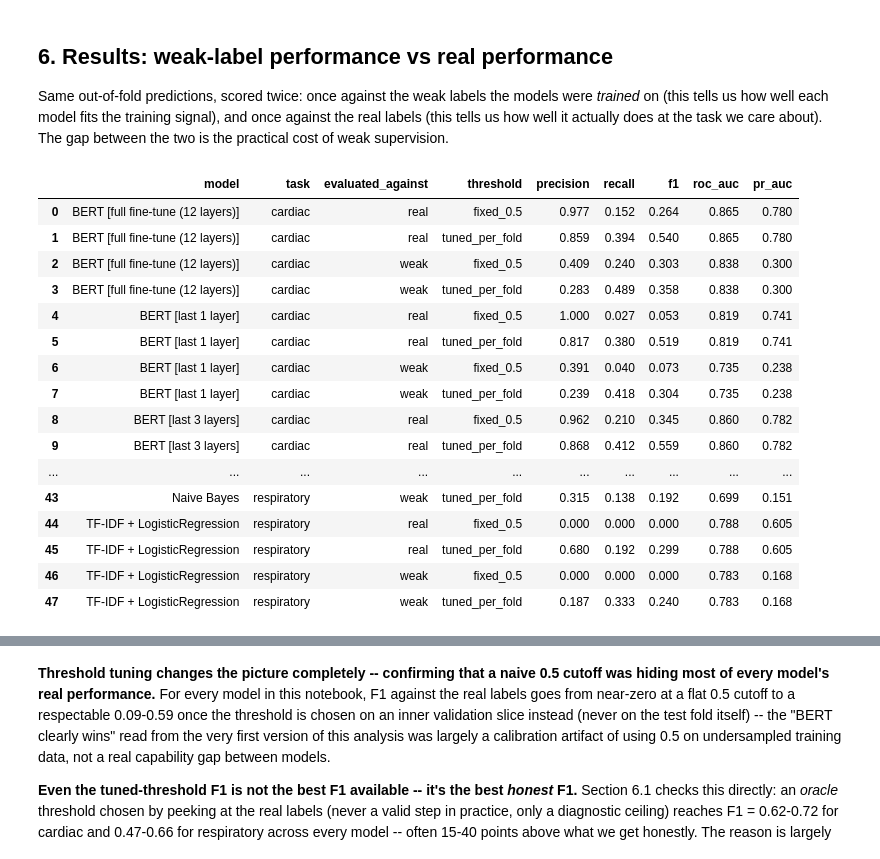
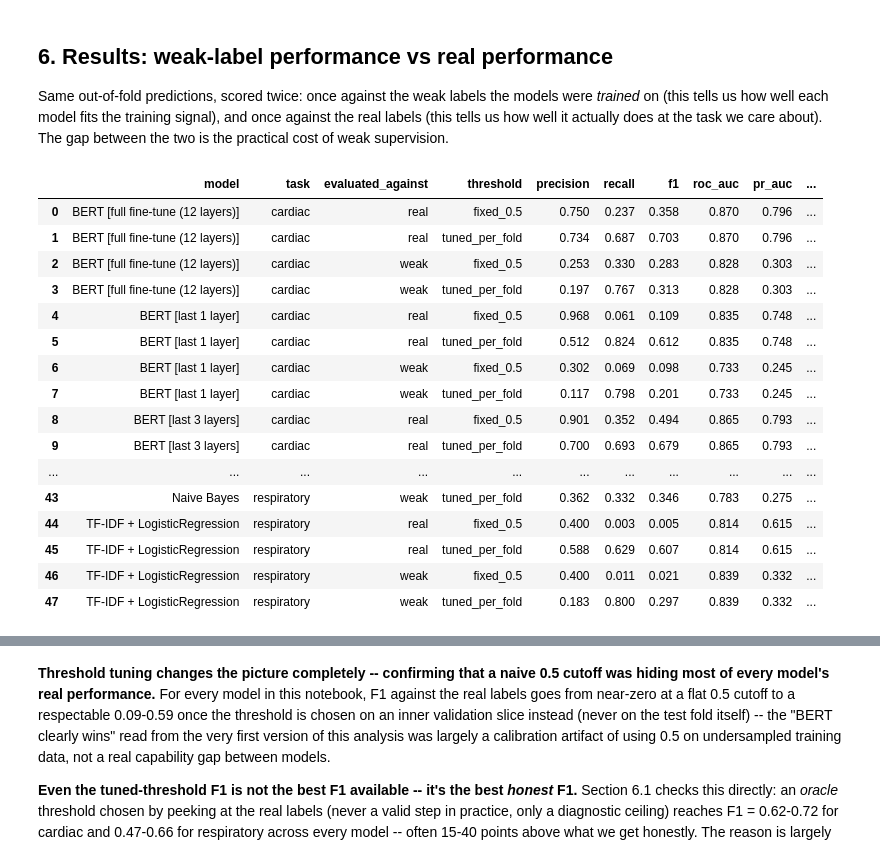
Before and after one commit to vittot/ISCB-NLP-Course-2026, a Jupyter notebook: notebooks/ex2_weak_supervision_classification.ipynb, the cells around one changed output, grey strips where cells are left out. Cells and saved outputs as stored; diff of their text form; code cells hidden in the pictures.

```diff
--- a/notebooks/ex2_weak_supervision_classification.ipynb
+++ b/notebooks/ex2_weak_supervision_classification.ipynb
@@ -59,12 +252,16 @@ performance to inherit.
 # %%
+clustered = df["cluster"] != -1
+
 for task in ["cardiac", "respiratory"]:
     weak_col = f"weak_{task}"
-    ct = pd.crosstab(df[weak_col], df[task], rownames=[f"weak_{task}"], colnames=[f"real_{task}"])
+    ct = pd.crosstab(df.loc[clustered, weak_col], df.loc[clustered, task],
+                     rownames=[f"weak_{task}"], colnames=[f"real_{task}"])
     tp = ct.loc[1, 1] if (1 in ct.index and 1 in ct.columns) else 0
     fp = ct.loc[1, 0] if (1 in ct.index and 0 in ct.columns) else 0
     fn = ct.loc[0, 1] if (0 in ct.index and 1 in ct.columns) else 0
     precision = tp / (tp + fp) if (tp + fp) else float("nan")
     recall = tp / (tp + fn) if (tp + fn) else float("nan")
+    outside = int(((df[task] == 1) & ~clustered).sum())
     print(f"=== {task} ===")
     print(ct)
     print(f"weak label vs real label -- precision: {precision:.1%}, recall: {recall:.1%}")
@@ -119,7 +325,7 @@ gets applied to the test fold. We still report the naive 0.5 cutoff alongside it
 size of the miscalibration effect is visible rather than just fixed silently.
 # %%
 from sklearn.model_selection import StratifiedKFold
-from sklearn.metrics import f1_score
+from sklearn.metrics import f1_score, fbeta_score
 
 def undersample_indices(labels, neg_ratio=4, random_state=0):
     rng = np.random.RandomState(random_state)
@@ -129,11 +335,13 @@ def undersample_indices(labels, neg_ratio=4, random_state=0):
     sampled_neg = rng.choice(neg_idx, size=n_neg, replace=False)
     return np.concatenate([pos_idx, sampled_neg])
 
+THRESHOLD_BETA = 3  # F-beta: a missed positive counts beta**2 = 9 times as much as a false alarm
+
 def pick_threshold(y_val, proba_val):
-    """Threshold in [0.05, 0.95] maximising F1 on a validation slice -- chosen using
-    only that slice, never the outer test fold."""
+    """Threshold in [0.05, 0.95] maximising F-beta (favouring recall) on a validation slice --
+    chosen using only that slice, never the outer test fold."""
     candidates = np.linspace(0.05, 0.95, 19)
-    scores = [f1_score(y_val, (proba_val >= t).astype(int), zero_division=0) for t in candidates]
+    scores = [fbeta_score(y_val, (proba_val >= t).astype(int), beta=THRESHOLD_BETA, zero_division=0) for t in candidates]
     return float(candidates[int(np.argmax(scores))])
 
 N_SPLITS = 5
@@ -425,7 +654,9 @@ else:
     for variant_name, n_layers in BERT_VARIANTS.items():
         for task in ["cardiac", "respiratory"]:
             print(f"=== BERT [{variant_name}]: {task} ===")
-            oof, thr = run_bert_cv(texts, df[f"weak_{task}"].values, n_trainable_layers=n_layers)
+            # the full fine-tune for cardiac is the model explained in EX 3: keep the one of the first fold
+            keep = Path("data/bert_cardiac_fold0.pt") if (n_layers is None and task == "cardiac") else None
+            oof, thr = run_bert_cv(texts, df[f"weak_{task}"].values, n_trainable_layers=n_layers, save_first_fold_to=keep)
             bert_variant_oof[variant_name][task] = oof
             bert_variant_threshold[variant_name][task] = thr
     with open(BERT_CACHE_PATH, "wb") as f:
@@ -443,56 +708,70 @@ about). The gap between the two is the practical cost of weak supervision.
 # %%
 from sklearn.metrics import precision_score, recall_score, roc_auc_score, average_precision_score
 
-def compute_metrics(y_true, y_proba, threshold):
-    """threshold can be a scalar (naive 0.5) or a per-row array (fold-tuned)."""
-    y_pred = (y_proba >= threshold).astype(int)
-    return {
-        "precision": precision_score(y_true, y_pred, zero_division=0),
-        "recall": recall_score(y_true, y_pred, zero_division=0),
-        "f1": f1_score(y_true, y_pred, zero_division=0),
-        "roc_auc": roc_auc_score(y_true, y_proba) if y_true.nunique() > 1 else float("nan"),
-        "pr_auc": average_precision_score(y_true, y_proba),
-    }
+def cv_folds(weak_labels):
+    """The (train, test) index pairs used by the CV functions above: same seed, same stratification."""
+    skf = StratifiedKFold(n_splits=N_SPLITS, shuffle=True, random_state=RANDOM_STATE)
+    return list(skf.split(np.zeros(len(weak_labels)), weak_labels))
+
+def compute_metrics(y_true, y_proba, threshold, folds):
+    """Metrics computed on each test fold separately, then summarised over the folds: the mean
+    (keys precision, recall, f1, roc_auc, pr_auc) and the standard deviation (same keys + "_std").
+    `threshold` can be a scalar (naive 0.5) or a per-row array (fold-tuned)."""
+    y_true, y_proba = np.asarray(y_true), np.asarray(y_proba)
+    threshold = np.broadcast_to(threshold, y_proba.shape)
+    per_fold = []
+    for _, test_idx in folds:
+        yt, yp = y_true[test_idx], y_proba[test_idx]
+        y_pred = (yp >= threshold[test_idx]).astype(int)
+        per_fold.append({
+            "precision": precision_score(yt, y_pred, zero_division=0),
+            "recall": recall_score(yt, y_pred, zero_division=0),
+            "f1": f1_score(yt, y_pred, zero_division=0),
+            "roc_auc": roc_auc_score(yt, yp) if len(np.unique(yt)) > 1 else float("nan"),
+            "pr_auc": average_precision_score(yt, yp),
+        })
+    per_fold = pd.DataFrame(per_fold)
+    return {**per_fold.mean().to_dict(), **{f"{name}_std": value for name, value in per_fold.std().items()}}
 
 model_runs = [
     ("TF-IDF + LogisticRegression", tfidf_oof, tfidf_threshold),
     ("Naive Bayes", nb_oof, nb_threshold),
 ]
 for variant_name in BERT_VARIANTS:
     model_runs.append((f"BERT [{variant_name}]", bert_variant_oof[variant_name], bert_variant_threshold[variant_name]))
 
 rows = []
 for model_name, oof, tuned_threshold in model_runs:
     for task in ["cardiac", "respiratory"]:
         for label_type, label_col in [("weak", f"weak_{task}"), ("real", task)]:
             for threshold_name, threshold in [("fixed_0.5", 0.5), ("tuned_per_fold", tuned_threshold[task])]:
-                m = compute_metrics(df[label_col], oof[task], threshold)
+                m = compute_metrics(df[label_col], oof[task], threshold, cv_folds(df[f"weak_{task}"].values))
                 rows.append({
                     "model": model_name, "task": task, "evaluated_against": label_type,
                     "threshold": threshold_name, **m,
                 })
 
 results = pd.DataFrame(rows)
 results = results.sort_values(["task", "model", "evaluated_against", "threshold"]).reset_index(drop=True)
 results.round(3)
 # %% [output]
-|  | model | task | evaluated_against | threshold | precision | recall | f1 | roc_auc | pr_auc |
-| 0 | BERT [full fine-tune (12 layers)] | cardiac | real | fixed_0.5 | 0.977 | 0.152 | 0.264 | 0.865 | 0.780 |
-| 1 | BERT [full fine-tune (12 layers)] | cardiac | real | tuned_per_fold | 0.859 | 0.394 | 0.540 | 0.865 | 0.780 |
-| 2 | BERT [full fine-tune (12 layers)] | cardiac | weak | fixed_0.5 | 0.409 | 0.240 | 0.303 | 0.838 | 0.300 |
-| 3 | BERT [full fine-tune (12 layers)] | cardiac | weak | tuned_per_fold | 0.283 | 0.489 | 0.358 | 0.838 | 0.300 |
-| 4 | BERT [last 1 layer] | cardiac | real | fixed_0.5 | 1.000 | 0.027 | 0.053 | 0.819 | 0.741 |
-| 5 | BERT [last 1 layer] | cardiac | real | tuned_per_fold | 0.817 | 0.380 | 0.519 | 0.819 | 0.741 |
-| 6 | BERT [last 1 layer] | cardiac | weak | fixed_0.5 | 0.391 | 0.040 | 0.073 | 0.735 | 0.238 |
-| 7 | BERT [last 1 layer] | cardiac | weak | tuned_per_fold | 0.239 | 0.418 | 0.304 | 0.735 | 0.238 |
-| 8 | BERT [last 3 layers] | cardiac | real | fixed_0.5 | 0.962 | 0.210 | 0.345 | 0.860 | 0.782 |
-| 9 | BERT [last 3 layers] | cardiac | real | tuned_per_fold | 0.868 | 0.412 | 0.559 | 0.860 | 0.782 |
-| ... | ... | ... | ... | ... | ... | ... | ... | ... | ... |
-| 43 | Naive Bayes | respiratory | weak | tuned_per_fold | 0.315 | 0.138 | 0.192 | 0.699 | 0.151 |
-| 44 | TF-IDF + LogisticRegression | respiratory | real | fixed_0.5 | 0.000 | 0.000 | 0.000 | 0.788 | 0.605 |
-| 45 | TF-IDF + LogisticRegression | respiratory | real | tuned_per_fold | 0.680 | 0.192 | 0.299 | 0.788 | 0.605 |
-| 46 | TF-IDF + LogisticRegression | respiratory | weak | fixed_0.5 | 0.000 | 0.000 | 0.000 | 0.783 | 0.168 |
-| 47 | TF-IDF + LogisticRegression | respiratory | weak | tuned_per_fold | 0.187 | 0.333 | 0.240 | 0.783 | 0.168 |
+|  | model | task | evaluated_against | threshold | precision | recall | f1 | roc_auc | pr_auc | ... |
+| 0 | BERT [full fine-tune (12 layers)] | cardiac | real | fixed_0.5 | 0.750 | 0.237 | 0.358 | 0.870 | 0.796 | ... |
+| 1 | BERT [full fine-tune (12 layers)] | cardiac | real | tuned_per_fold | 0.734 | 0.687 | 0.703 | 0.870 | 0.796 | ... |
+| 2 | BERT [full fine-tune (12 layers)] | cardiac | weak | fixed_0.5 | 0.253 | 0.330 | 0.283 | 0.828 | 0.303 | ... |
+| 3 | BERT [full fine-tune (12 layers)] | cardiac | weak | tuned_per_fold | 0.197 | 0.767 | 0.313 | 0.828 | 0.303 | ... |
+| 4 | BERT [last 1 layer] | cardiac | real | fixed_0.5 | 0.968 | 0.061 | 0.109 | 0.835 | 0.748 | ... |
+| 5 | BERT [last 1 layer] | cardiac | real | tuned_per_fold | 0.512 | 0.824 | 0.612 | 0.835 | 0.748 | ... |
+| 6 | BERT [last 1 layer] | cardiac | weak | fixed_0.5 | 0.302 | 0.069 | 0.098 | 0.733 | 0.245 | ... |
+| 7 | BERT [last 1 layer] | cardiac | weak | tuned_per_fold | 0.117 | 0.798 | 0.201 | 0.733 | 0.245 | ... |
+| 8 | BERT [last 3 layers] | cardiac | real | fixed_0.5 | 0.901 | 0.352 | 0.494 | 0.865 | 0.793 | ... |
+| 9 | BERT [last 3 layers] | cardiac | real | tuned_per_fold | 0.700 | 0.693 | 0.679 | 0.865 | 0.793 | ... |
+| ... | ... | ... | ... | ... | ... | ... | ... | ... | ... | ... |
+| 43 | Naive Bayes | respiratory | weak | tuned_per_fold | 0.362 | 0.332 | 0.346 | 0.783 | 0.275 | ... |
+| 44 | TF-IDF + LogisticRegression | respiratory | real | fixed_0.5 | 0.400 | 0.003 | 0.005 | 0.814 | 0.615 | ... |
+| 45 | TF-IDF + LogisticRegression | respiratory | real | tuned_per_fold | 0.588 | 0.629 | 0.607 | 0.814 | 0.615 | ... |
+| 46 | TF-IDF + LogisticRegression | respiratory | weak | fixed_0.5 | 0.400 | 0.011 | 0.021 | 0.839 | 0.332 | ... |
+| 47 | TF-IDF + LogisticRegression | respiratory | weak | tuned_per_fold | 0.183 | 0.800 | 0.297 | 0.839 | 0.332 | ... |
 # %% [markdown]
 ROC-AUC and PR-AUC don't depend on the threshold at all (they're computed directly from
 the probabilities), so they repeat identically across the `fixed_0.5` / `tuned_per_fold`
```
Also changed, not shown: parts of 51 cells of this notebook, 9 other files.
